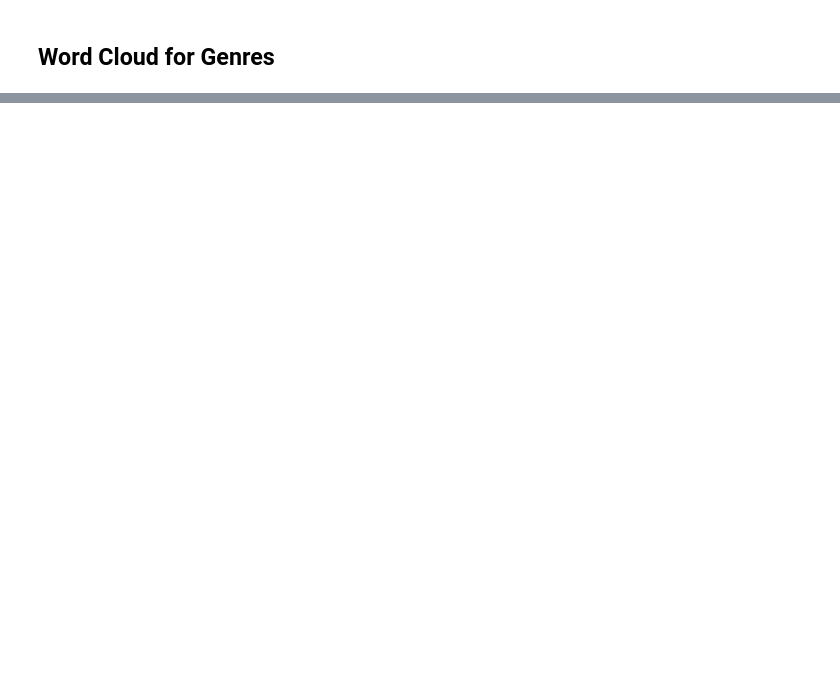
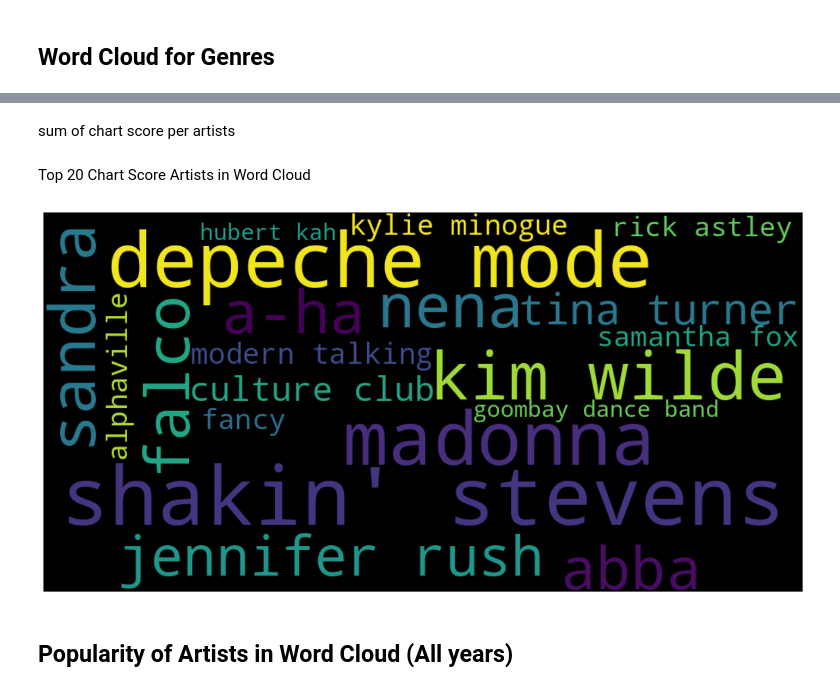
Before and after one commit to Jannis37/80s-recommender, a Jupyter notebook: viz-jannis.ipynb, the cells around one changed output, grey strips where cells are left out. Saved outputs shown, nothing was run; the diff lists cells and outputs as text; code cells hidden in the pictures; blank space fills up the shorter version.

```diff
--- a/viz-jannis.ipynb
+++ b/viz-jannis.ipynb
@@ -392,0 +561,24 @@ genre_counts
+# %%
+df_chart_power_artists = df_split_artists.copy()
+# %% [markdown]
+sum of chart score per artists
+# %%
+df_chart_power_artists = df_chart_power_artists.groupby("artists")["chart_power"].sum().reset_index()
+# %% [markdown]
+Top 20 Chart Score Artists in Word Cloud
+# %%
+top20_chart = df_chart_power_artists.sort_values(['chart_power'],ascending=False).head(20)
+# %%
+def wordcloud_artists(counts):
+    cloud = wordcloud.WordCloud(width=FIG_WIDTH, height=FIG_HEIGHT, background_color='black').generate_from_frequencies(counts)
+    plt.figure(figsize=(18,15))
+    plt.imshow(cloud, interpolation='bilinear')
+    plt.axis('off')
+    plt.show()
+# %%
+top20_chart_tuples = [tuple(x) for x in top20_chart.values]
+wordcloud_artists(dict(top20_chart_tuples))
+# %% [output]
+[figure, added]
+# %% [markdown]
+## Popularity of Artists in Word Cloud (All years)
```
Also changed, not shown: parts of 94 cells of this notebook.
